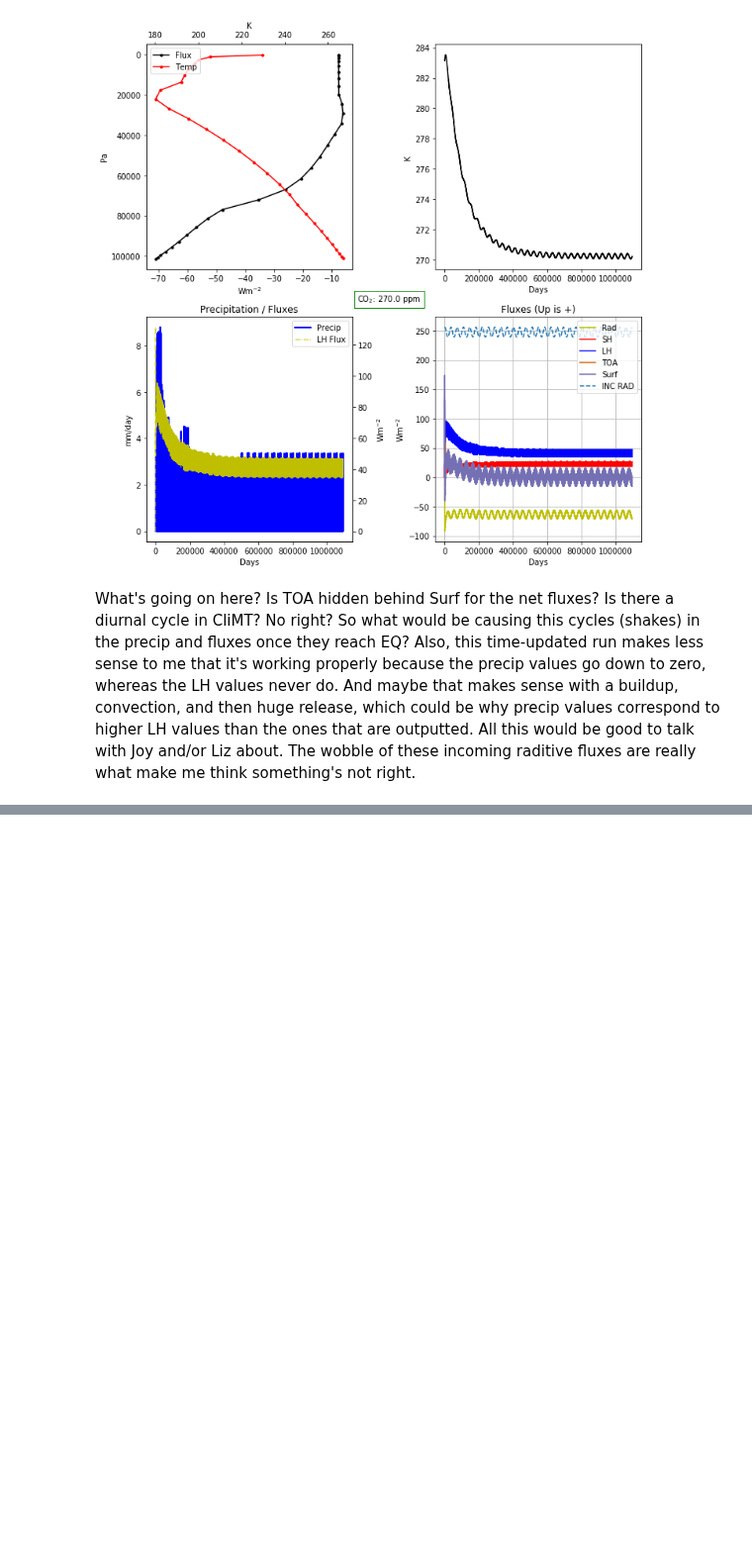
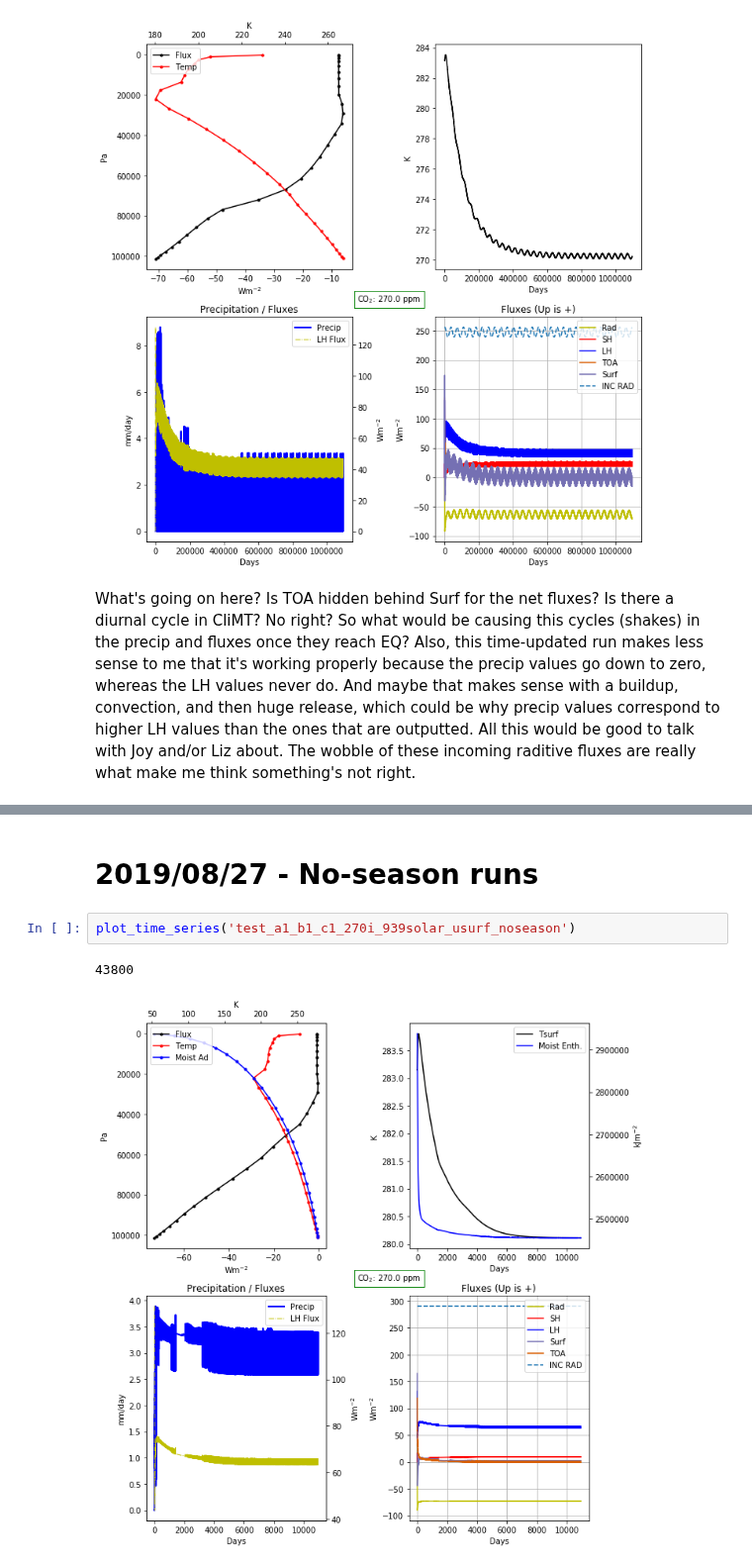
Before and after one commit to HaynesStephens/climproj, a Jupyter notebook: plot_time_series.ipynb, the cells around one changed output, grey strips where cells are left out. Shown at 99% size. Drawn from its saved outputs; the diff is of its cells as text; blank space fills up the shorter version.

Commit message:
looking at no_season runs

```diff
--- a/plot_time_series.ipynb
+++ b/plot_time_series.ipynb
@@ -196,0 +197,7 @@ plot_time_series('test_a2_b1_c1_270i_939solar')
+# %% [markdown]
+# 2019/08/27 - No-season runs
+# %%
+plot_time_series('test_a1_b1_c1_270i_939solar_usurf_noseason')
+# %% [output]
+43800
+[figure, added]
```
Also changed, not shown: parts of 8 cells of this notebook, 8 other files.
